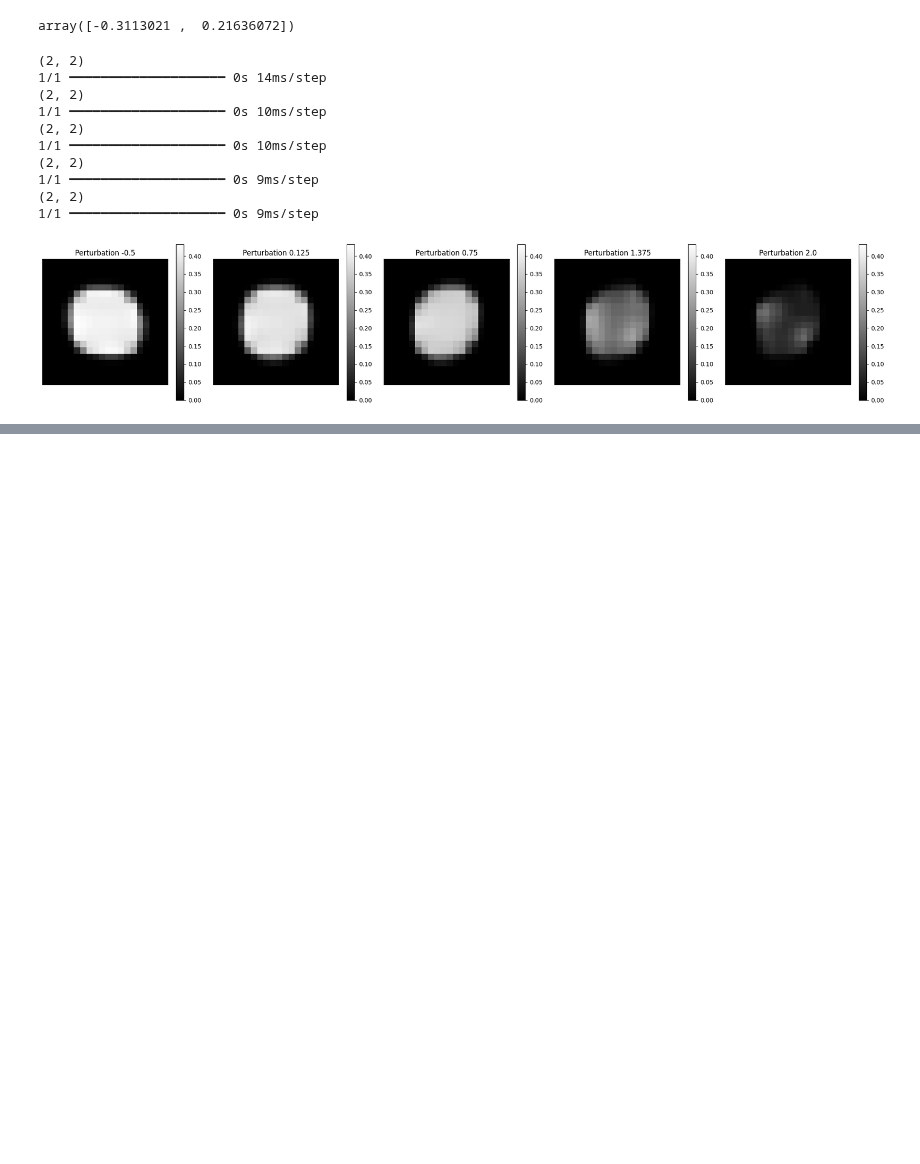
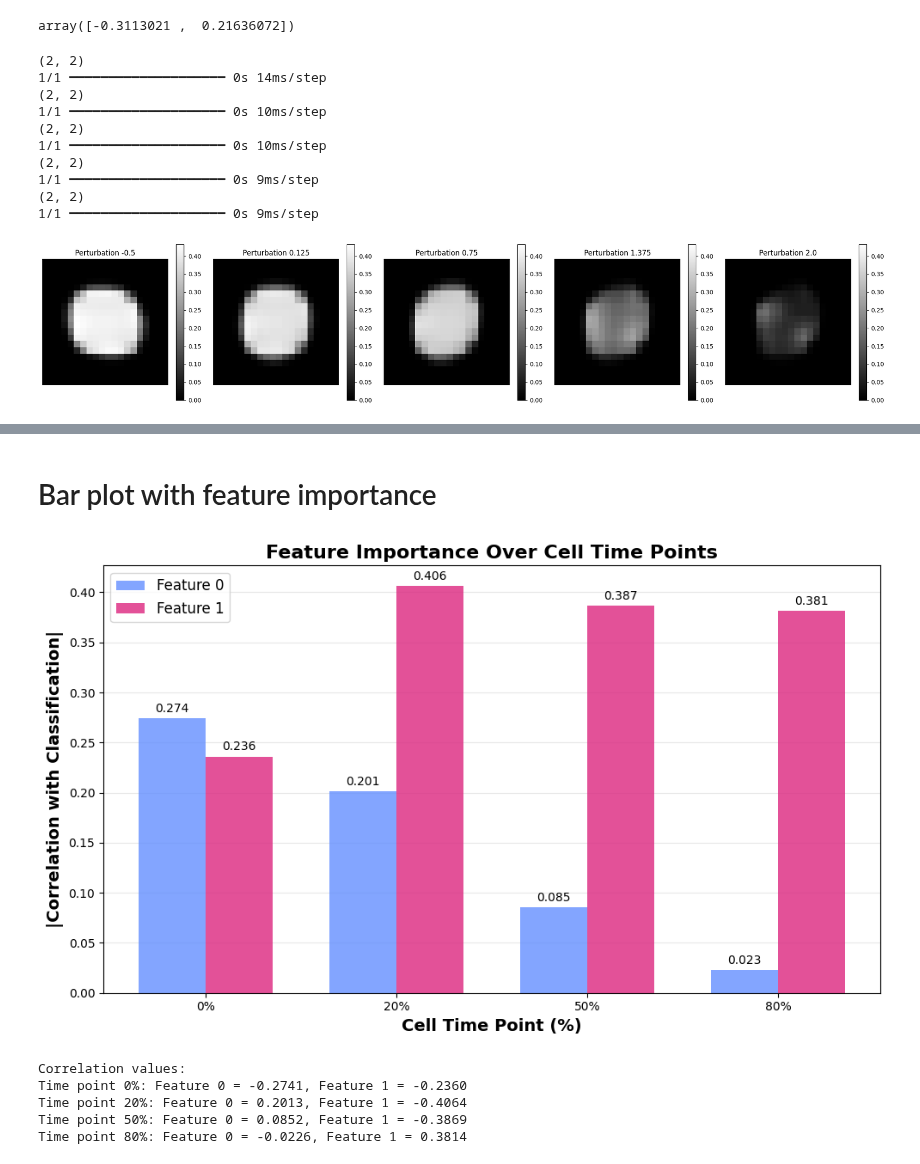
Before and after one commit to ComputationalMicroscopy4CellBio/AI4CellFate, a Jupyter notebook: notebooks/manuscript/Fig3C_perturbations_over_time.ipynb, the cells around one changed output, grey strips where cells are left out. Saved outputs shown, nothing was run; the diff lists cells and outputs as text; code cells hidden in the pictures; blank space fills up the shorter version.

```diff
--- a/notebooks/manuscript/Fig3C_perturbations_over_time.ipynb
+++ b/notebooks/manuscript/Fig3C_perturbations_over_time.ipynb
@@ -71,8 +166,8 @@ config = {
 img_shape = (x_train_50.shape[1], x_train_50.shape[2], 1)
 encoder_50 = Encoder(img_shape=img_shape, latent_dim=config['latent_dim'], num_classes=2, gaussian_noise_std=config['GaussianNoise_std']).model
 decoder_50 = Decoder(latent_dim=config['latent_dim'], img_shape=img_shape, gaussian_noise_std=config['GaussianNoise_std']).model
-encoder_50.load_weights("/Users/inescunha/Documents/GitHub/AI4CellFate/results/temporal_study_tps5_s1_ep35_lr5_la1_seed43_ldim2_s2_lr6_la4_lc1_lcon8/models/encoder.weights.h5") ###TODO: change to the model path
-decoder_50.load_weights("/Users/inescunha/Documents/GitHub/AI4CellFate/results/temporal_study_tps5_s1_ep35_lr5_la1_seed43_ldim2_s2_lr6_la4_lc1_lcon8/models/decoder.weights.h5") ###TODO: change to the model path
+encoder_50.load_weights("/Users/inescunha/Documents/GitHub/AI4CellFate/results/temporal_study_tps5_s1_ep35_lr5_la1_seed44_ldim2_s2_lr6_la4_lc1_lcon8/models/encoder.weights.h5") ###TODO: change to the model path
+decoder_50.load_weights("/Users/inescunha/Documents/GitHub/AI4CellFate/results/temporal_study_tps5_s1_ep35_lr5_la1_seed44_ldim2_s2_lr6_la4_lc1_lcon8/models/decoder.weights.h5") ###TODO: change to the model path
 # %%
 latent_space_50 = encoder_50.predict(x_train_50)
 cor_vals_50 = [np.corrcoef(np.eye(2)[y_train_50][:, 0], latent_space_50[:, i])[0, 1] for i in range(latent_space_50.shape[1])]
@@ -143,0 +336,68 @@ plt.show()
+# %% [markdown]
+# Bar plot with feature importance
+# %%
+# Bar plot showing feature importance over time points
+import matplotlib.pyplot as plt
+import numpy as np
+
+# Time points and their corresponding correlation values
+time_points = ['0%', '20%', '50%', '80%']
+cor_values = [cor_vals_0, cor_vals_20, cor_vals_50, cor_vals_80]
+
+# Extract feature correlations
+feature_0_corr = [np.abs(cor_vals[0]) for cor_vals in cor_values]  # Use absolute values for importance
+feature_1_corr = [np.abs(cor_vals[1]) for cor_vals in cor_values]
+
+# Set up the bar plot
+x = np.arange(len(time_points))  # Label locations
+width = 0.35  # Width of the bars
+
+fig, ax = plt.subplots(figsize=(10, 6))
+
+# Create bars for each feature
+bars1 = ax.bar(x - width/2, feature_0_corr, width, label='Feature 0', color='#648FFF', alpha=0.8)
+bars2 = ax.bar(x + width/2, feature_1_corr, width, label='Feature 1', color='#DC267F', alpha=0.8)
+
+# Customize the plot
+ax.set_xlabel('Cell Time Point (%)', fontsize=14, fontweight='bold')
+ax.set_ylabel('|Correlation with Classification|', fontsize=14, fontweight='bold')
+ax.set_title('Feature Importance Over Cell Time Points', fontsize=16, fontweight='bold')
+ax.set_xticks(x)
+ax.set_xticklabels(time_points)
+ax.legend(fontsize=12)
+
+# Add value labels on bars
+for bar in bars1:
+    height = bar.get_height()
+    ax.annotate(f'{height:.3f}',
+                xy=(bar.get_x() + bar.get_width() / 2, height),
+                xytext=(0, 3),  # 3 points vertical offset
+                textcoords="offset points",
+                ha='center', va='bottom', fontsize=10)
+
+for bar in bars2:
+    height = bar.get_height()
+    ax.annotate(f'{height:.3f}',
+                xy=(bar.get_x() + bar.get_width() / 2, height),
+                xytext=(0, 3),  # 3 points vertical offset
+                textcoords="offset points",
+                ha='center', va='bottom', fontsize=10)
+
+# Add grid for better readability
+ax.grid(True, alpha=0.3, axis='y')
+ax.set_axisbelow(True)
+
+plt.tight_layout()
+plt.show()
+
+# Print the actual correlation values for reference
+print("Correlation values:")
+for i, tp in enumerate(time_points):
+    print(f"Time point {tp}: Feature 0 = {cor_values[i][0]:.4f}, Feature 1 = {cor_values[i][1]:.4f}")
+# %% [output]
+[figure, added]
+Correlation values:
+Time point 0%: Feature 0 = -0.2741, Feature 1 = -0.2360
+Time point 20%: Feature 0 = 0.2013, Feature 1 = -0.4064
+Time point 50%: Feature 0 = 0.0852, Feature 1 = -0.3869
+Time point 80%: Feature 0 = -0.0226, Feature 1 = 0.3814
```
Also changed, not shown: parts of 10 cells of this notebook.
